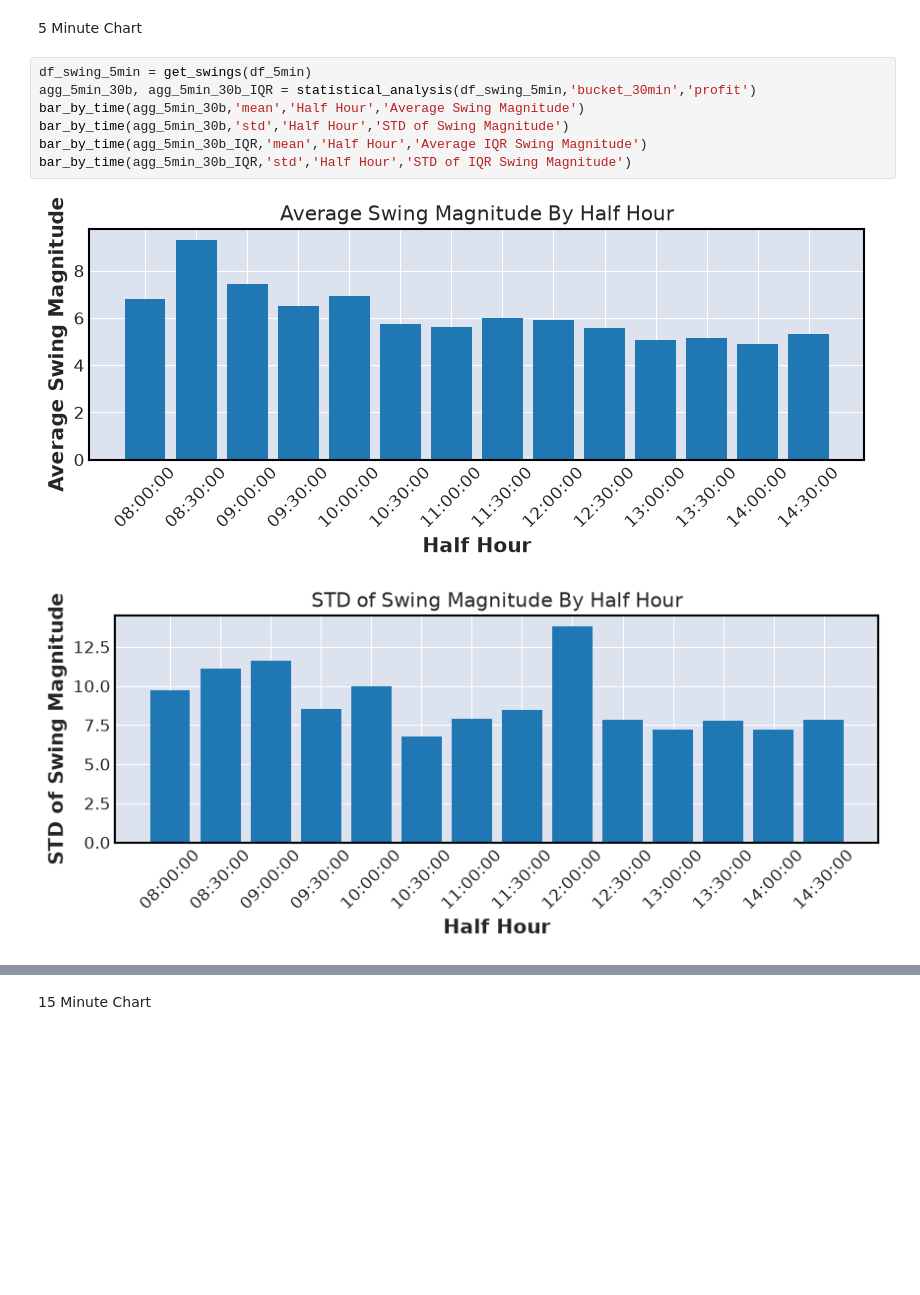
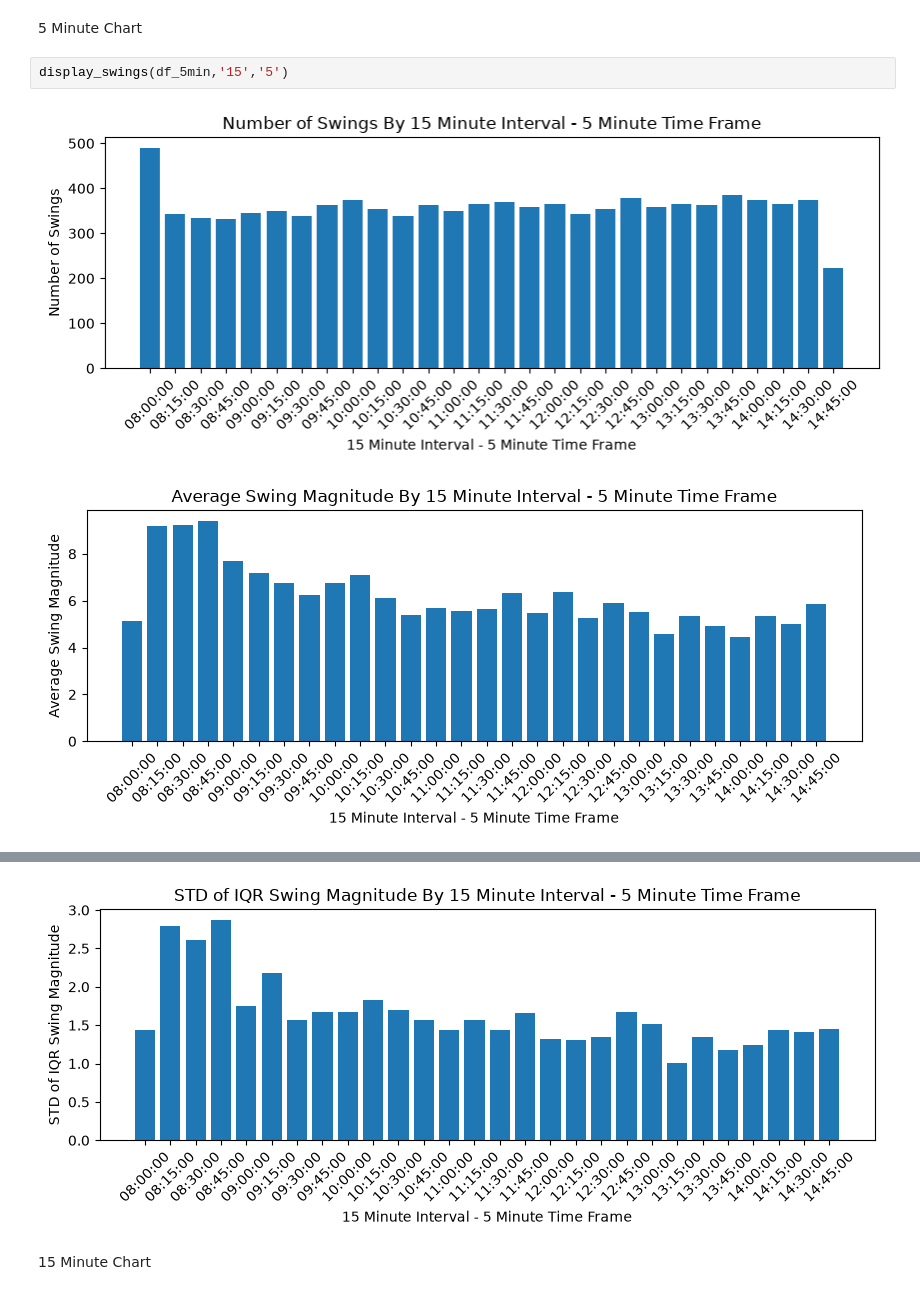
Before and after one commit to dogaha/technical-analysis, a Jupyter notebook: analysis/notebooks/03_swing.ipynb, the cells around one changed output, grey strips where cells are left out. Saved outputs shown, nothing was run; the diff lists cells and outputs as text; blank space fills up the shorter version.

```diff
--- a/analysis/notebooks/03_swing.ipynb
+++ b/analysis/notebooks/03_swing.ipynb
@@ -238,12 +124,7 @@ bar_by_time(agg_min_30b_IQR,'std','Half Hour','STD of IQR Swing Magnitude')
 # %% [markdown]
 5 Minute Chart
 # %%
-df_swing_5min = get_swings(df_5min)
-agg_5min_30b, agg_5min_30b_IQR = statistical_analysis(df_swing_5min,'bucket_30min','profit')
-bar_by_time(agg_5min_30b,'mean','Half Hour','Average Swing Magnitude')
-bar_by_time(agg_5min_30b,'std','Half Hour','STD of Swing Magnitude')
-bar_by_time(agg_5min_30b_IQR,'mean','Half Hour','Average IQR Swing Magnitude')
-bar_by_time(agg_5min_30b_IQR,'std','Half Hour','STD of IQR Swing Magnitude')
+display_swings(df_5min,'15','5')
 # %% [output]
-[figure, old version]
+[figure, new version]
-[figure, old version]
+[figure, new version]
@@ -252,3 +133,4 @@ bar_by_time(agg_5min_30b_IQR,'std','Half Hour','STD of IQR Swing Magnitude')
+[figure, added]
 # %% [markdown]
 15 Minute Chart
 # %%
```
Also changed, not shown: parts of 11 cells of this notebook, 3 other files.
